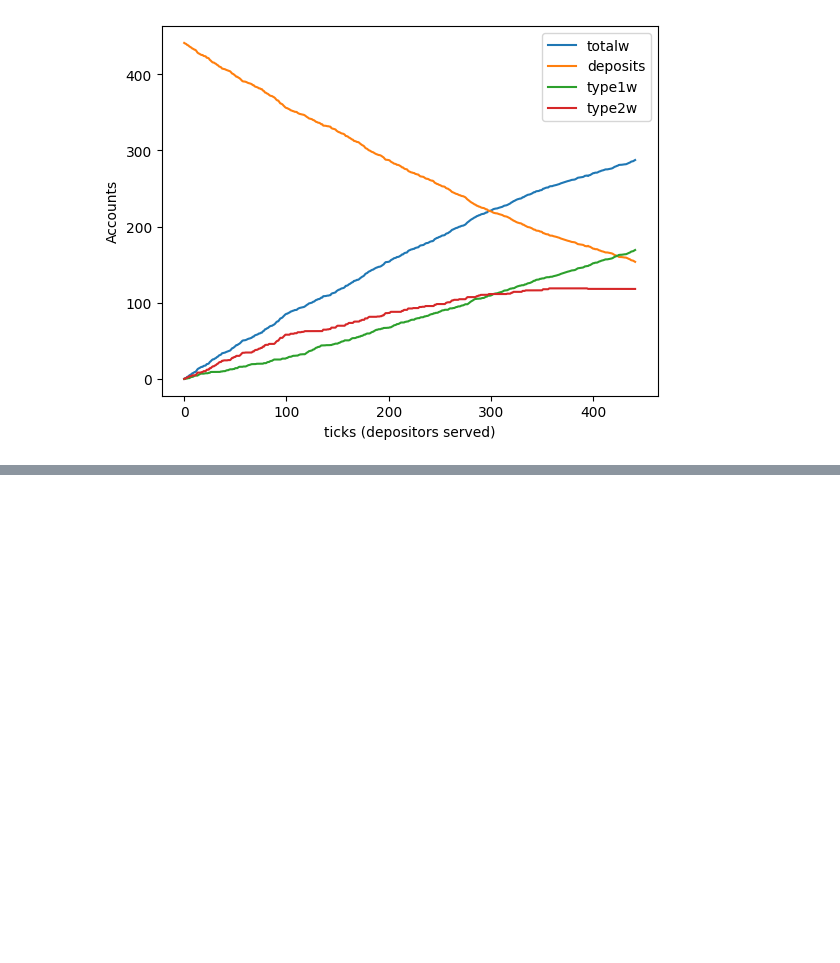
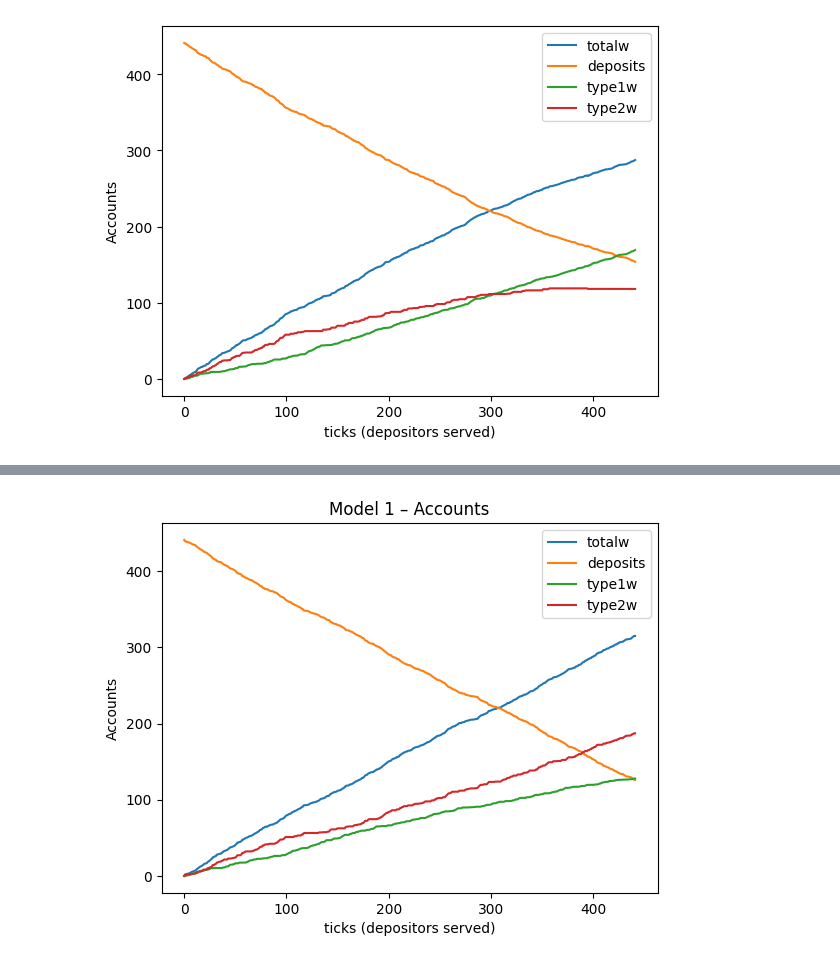
Before and after one commit to promeroec/mesa-abm, a Jupyter notebook: notebooks/onebankdd_colab.ipynb, the cells around one changed output, grey strips where cells are left out. Cells and saved outputs as stored; diff of their text form; code cells hidden in the pictures; blank space fills up the shorter version.

Commit message:
Add Colab notebook with Models 1, 2, and 3

```diff
--- a/notebooks/onebankdd_colab.ipynb
+++ b/notebooks/onebankdd_colab.ipynb
@@ -56,3 +57,20 @@ plt.ylabel("Accounts")
 plt.show()
 # %% [output]
 [figure]
+# %%
+from onebankdd.model1 import OneBankDDModel1
+
+model1 = OneBankDDModel1(
+    width=21,
+    height=21,
+    impatient_probability=0.5,   # p(impatient)
+    rates_mode="fixed",          # "fixed" or "random"
+    consumption_mode="variable", # "constant" or "variable"
+    initial_deposit=1.0,
+    seed=123,
+)
+# %%
+model1.run_model()
+
+results1 = model1.datacollector.get_model_vars_dataframe()
+results1.tail()
@@ -58,0 +84,10 @@ plt.show()
+# %%
+import matplotlib.pyplot as plt
+
+results1[["totalw", "deposits", "type1w", "type2w"]].plot()
+plt.xlabel("ticks (depositors served)")
+plt.ylabel("Accounts")
+plt.title("Model 1 – Accounts")
+plt.show()
+# %% [output]
+[figure, added]
```
Also changed, not shown: parts of 5 cells of this notebook.
